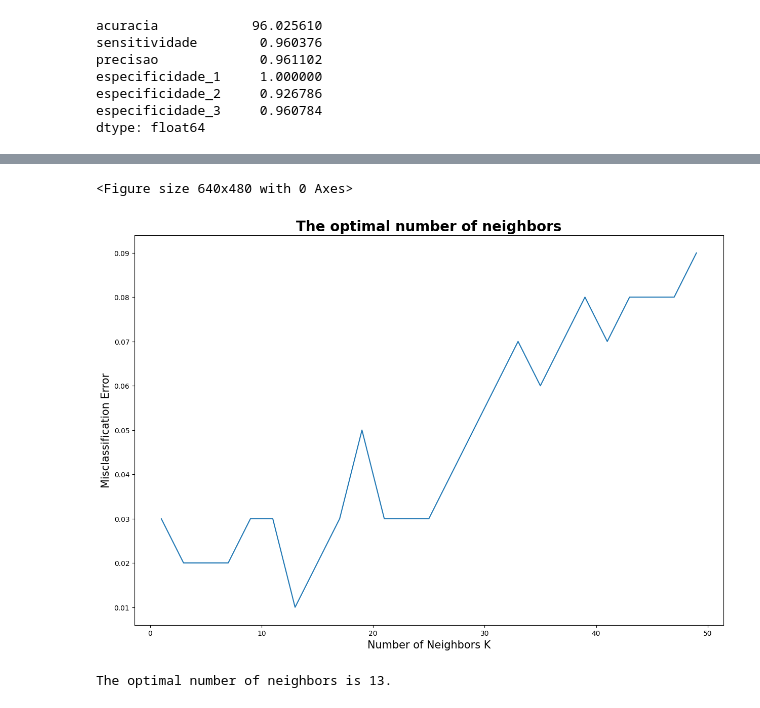
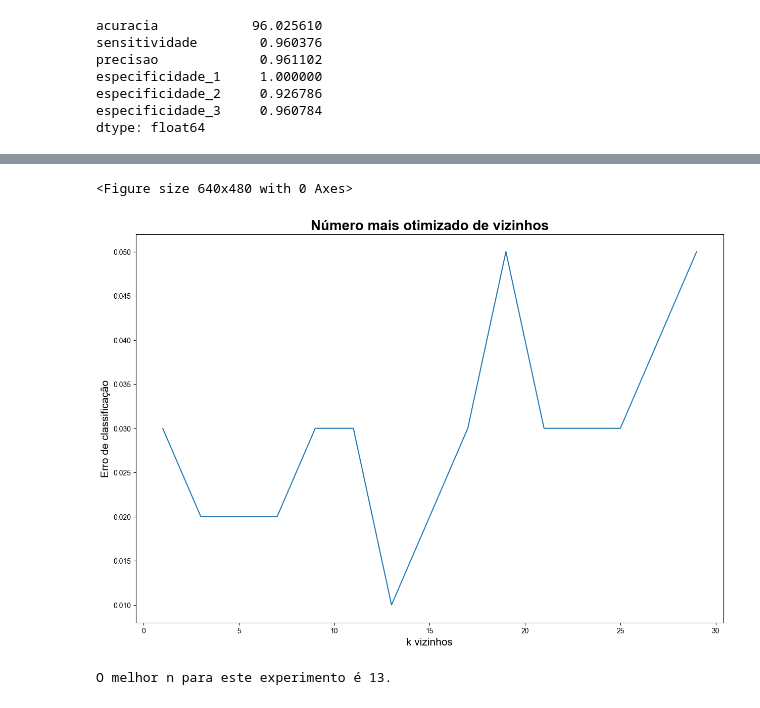
Before and after one commit to pedrohba1/IA-trabalho-2, a Jupyter notebook: knn/index.ipynb, the cells around one changed output, grey strips where cells are left out. Drawn from its saved outputs; the diff is of its cells as text; code cells hidden in the pictures.

```diff
--- a/knn/index.ipynb
+++ b/knn/index.ipynb
@@ -274,36 +272,34 @@ DÚVIDA: será que é bom mostrar o código abaixo?
 # %%
 from sklearn.model_selection import cross_val_score
 import matplotlib.pyplot as plt
 import seaborn as sns
 
-# creating list of K for KNN
-k_list = list(range(1,50,2))
-# creating list of cv scores
+k_list = list(range(1, 30,2))
 cv_scores = []
 
-# perform 10-fold cross validation
+# 10-fold cross validation
 for k in k_list:
     knn = KNeighborsClassifier(n_neighbors=k)
     scores = cross_val_score(knn, x_train, y_train, cv=10, scoring='accuracy')
     cv_scores.append(scores.mean())
 
 
 MSE = [1 - x for x in cv_scores]
 
 plt.figure()
 plt.figure(figsize=(15,10))
-plt.title('The optimal number of neighbors', fontsize=20, fontweight='bold')
-plt.xlabel('Number of Neighbors K', fontsize=15)
-plt.ylabel('Misclassification Error', fontsize=15)
+plt.title('Número mais otimizado de vizinhos', fontsize=20, fontweight='bold')
+plt.xlabel('k vizinhos', fontsize=15)
+plt.ylabel('Erro de classificação', fontsize=15)
 sns.set_style("whitegrid")
 plt.plot(k_list, MSE)
 
 plt.show()
 
 
 best_k = k_list[MSE.index(min(MSE))]
-print("The optimal number of neighbors is %d." % best_k)
+print("O melhor n para este experimento é %d." % best_k)
 # %% [output]
 <Figure size 640x480 with 0 Axes>
-[figure, old version]
+[figure, new version]
-The optimal number of neighbors is 13.
+O melhor n para este experimento é 13.
```
Also changed, not shown: parts of 9 cells of this notebook.
